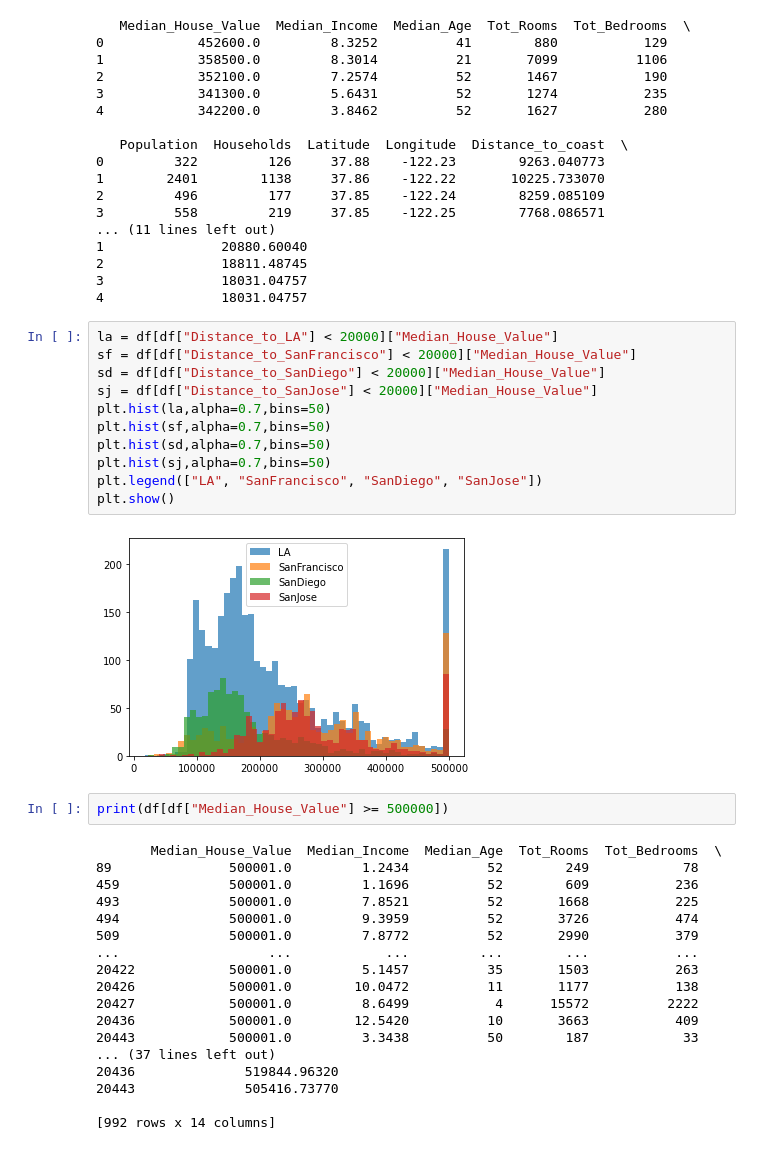
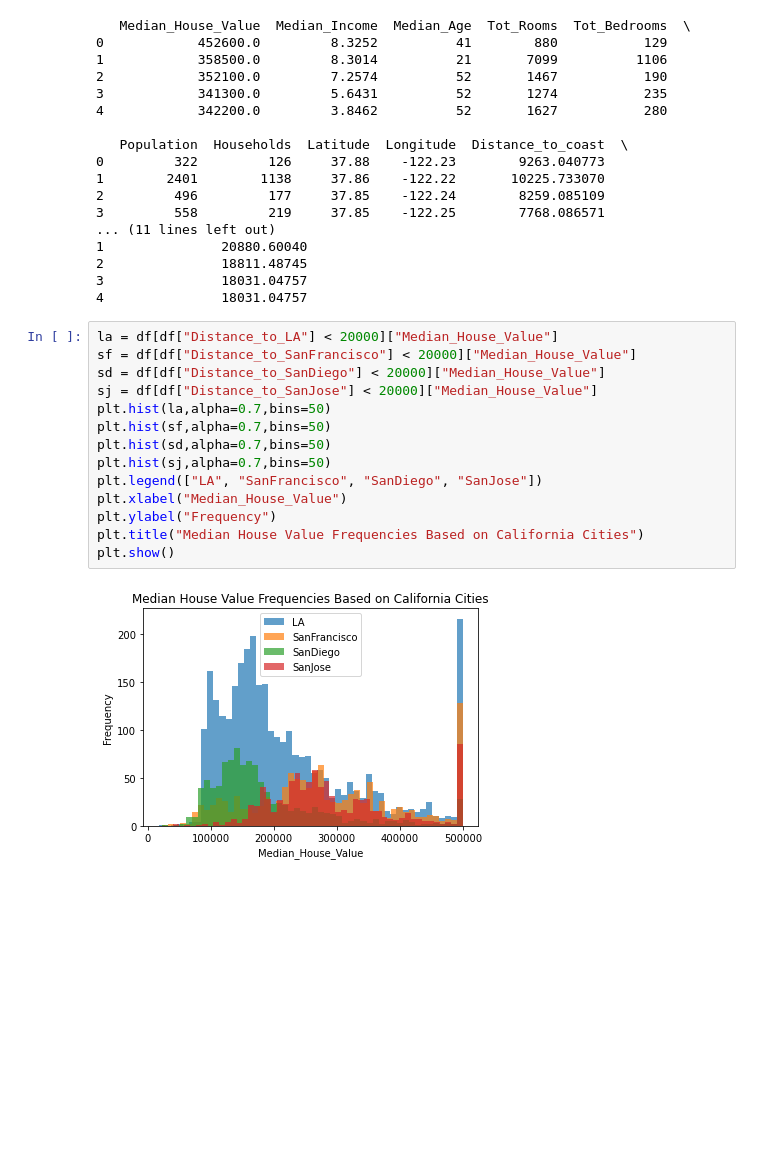
Before and after one commit to swl416/calihousing, a Jupyter notebook: finalproj.ipynb, the cells around one changed output. Drawn from its saved outputs; the diff is of its cells as text; blank space fills up the shorter version.

```diff
--- a/finalproj.ipynb
+++ b/finalproj.ipynb
@@ -34,36 +43,19 @@ print(df.head())
 2               18811.48745
 3               18031.04757
 4               18031.04757
-# %%
-la = df[df["Distance_to_LA"] < 20000]["Median_House_Value"]
-sf = df[df["Distance_to_SanFrancisco"] < 20000]["Median_House_Value"]
-sd = df[df["Distance_to_SanDiego"] < 20000]["Median_House_Value"]
-sj = df[df["Distance_to_SanJose"] < 20000]["Median_House_Value"]
-plt.hist(la,alpha=0.7,bins=50)
-plt.hist(sf,alpha=0.7,bins=50)
-plt.hist(sd,alpha=0.7,bins=50)
-plt.hist(sj,alpha=0.7,bins=50)
-plt.legend(["LA", "SanFrancisco", "SanDiego", "SanJose"])
-plt.show()
-# %% [output]
-[figure, removed]
-# %%
-print(df[df["Median_House_Value"] >= 500000])
-# %% [output]
-       Median_House_Value  Median_Income  Median_Age  Tot_Rooms  Tot_Bedrooms  \
-89               500001.0         1.2434          52        249            78
-459              500001.0         1.1696          52        609           236
-493              500001.0         7.8521          52       1668           225
-494              500001.0         9.3959          52       3726           474
-509              500001.0         7.8772          52       2990           379
-...                   ...            ...         ...        ...           ...
-20422            500001.0         5.1457          35       1503           263
-20426            500001.0        10.0472          11       1177           138
-20427            500001.0         8.6499           4      15572          2222
-20436            500001.0        12.5420          10       3663           409
-20443            500001.0         3.3438          50        187            33
-... (37 lines left out)
-20436              519844.96320
-20443              505416.73770
-
-[992 rows x 14 columns]
+# %%
+la = df[df["Distance_to_LA"] < 20000]["Median_House_Value"]
+sf = df[df["Distance_to_SanFrancisco"] < 20000]["Median_House_Value"]
+sd = df[df["Distance_to_SanDiego"] < 20000]["Median_House_Value"]
+sj = df[df["Distance_to_SanJose"] < 20000]["Median_House_Value"]
+plt.hist(la,alpha=0.7,bins=50)
+plt.hist(sf,alpha=0.7,bins=50)
+plt.hist(sd,alpha=0.7,bins=50)
+plt.hist(sj,alpha=0.7,bins=50)
+plt.legend(["LA", "SanFrancisco", "SanDiego", "SanJose"])
+plt.xlabel("Median_House_Value")
+plt.ylabel("Frequency")
+plt.title("Median House Value Frequencies Based on California Cities")
+plt.show()
+# %% [output]
+[figure, added]
```
Also changed, not shown: parts of 4 cells of this notebook.
